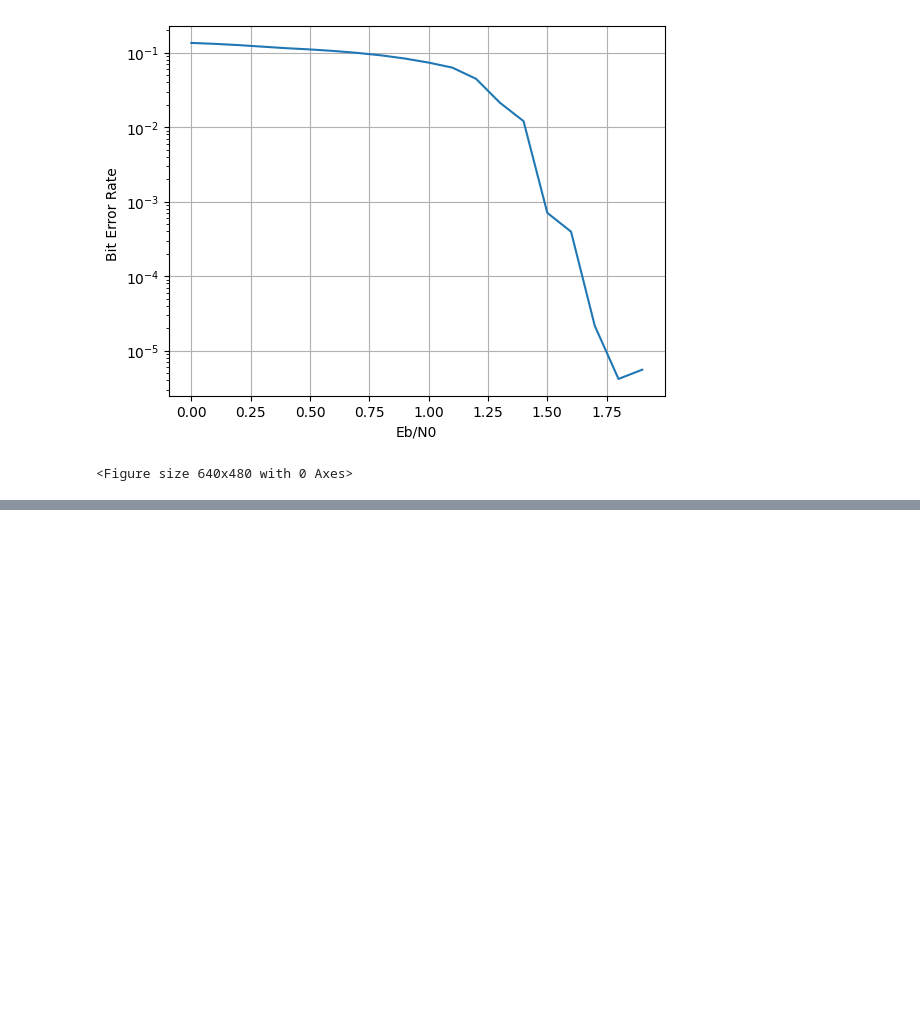
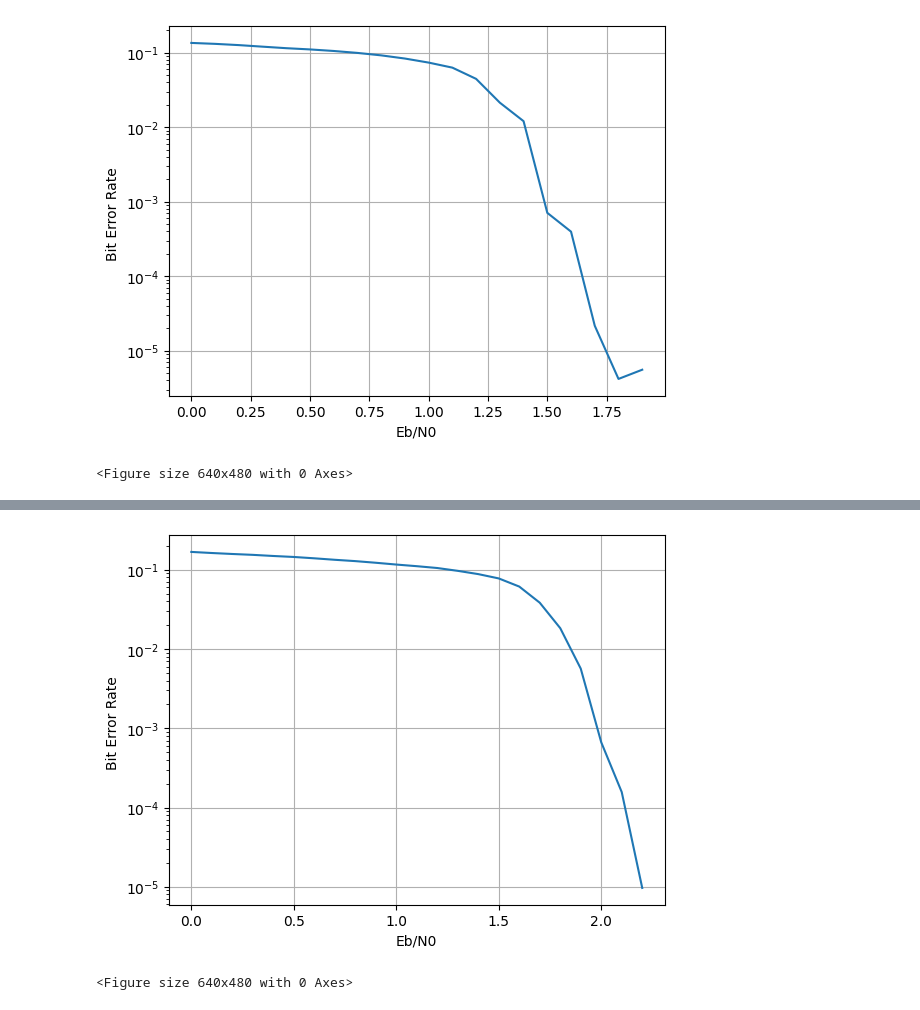
Before and after one commit to dernall/InformationBottleneck_DL, a Jupyter notebook: Neural_Bottleneck_Decoder.ipynb, the cells around one changed output, grey strips where cells are left out. Drawn from its saved outputs; the diff is of its cells as text; code cells hidden in the pictures; blank space fills up the shorter version.

```diff
--- a/Neural_Bottleneck_Decoder.ipynb
+++ b/Neural_Bottleneck_Decoder.ipynb
@@ -1852,7 +1852,7 @@ cardinality_Y_channel = 2000
 cardinality_T_channel = 16
 cardinality_T_decoder_ops = generated_decoder['cardinality_T_decoder_ops']
 msg_at_time = 100
-min_errors = 1000
+min_errors = 1500
 
 imax = generated_decoder['imax']
 N_var = 8000
@@ -1866,7 +1866,7 @@ BER_go_on_in_smaller_steps=1e-6
 
 #in steps of size..
 EbN0_dB_normal_stepwidth=0.1
-EbN0_dB_small_stepwidth=0.1
+EbN0_dB_small_stepwidth=0.05
 
 # start EbN0 simulation
 EbN0_dB = 0
@@ -1876,7 +1876,7 @@ EbN0_dB_vector = np.array([EbN0_dB])
 ready = False
 NR_BLOCKS_PER_CONTROL_MSG = 100
 
-transi = LDPC_BPSK_Transmitter (filepath, msg_at_time)
+transi = LDPC_BPSK_Transmitter(filepath, msg_at_time)
 decodi = Discrete_LDPC_Decoder_class(filepath, imax, cardinality_T_channel, cardinality_T_decoder_ops, Trellis_checknodevector_a,
                       Trellis_varnodevector_a,msg_at_time)
 # %% [output]
@@ -1999,0 +2368,16 @@ sio.savemat(os.path.join(pathname,'BER_results.mat'),res_dict)
+# %%
+np.seterr(all='raise')
+
+# Load stored data
+filepath ="8000.4000.3.483.alist"
+
+# Human choice
+AD_max_abs = 3
+cardinality_Y_channel = 2000
+cardinality_T_channel = 16
+cardinality_T_decoder_ops = 16
+msg_at_time = 400
+min_errors = 1500
+
+imax =50
+N_var = 8000
@@ -1999,0 +2510,21 @@ sio.savemat(os.path.join(pathname,'BER_results.mat'),res_dict)
+# %%
+#Plot
+plt.figure()
+plt.semilogy(EbN0_dB_vector,BER_vector)
+plt.xlabel('Eb/N0')
+plt.ylabel('Bit Error Rate ')
+plt.grid(True)
+plt.show()
+
+np.savez(os.path.join(pathname,'BER_results'), EbN0_dB_vector=EbN0_dB_vector, BER_vector=BER_vector)
+
+plt.savefig(os.path.join(pathname,'BER_figure.pgf'))
+plt.savefig(os.path.join(pathname,'BER_figure.pdf'))
+
+res_dict = {"EbN0_dB_vector" : EbN0_dB_vector, "BER_vector":BER_vector
+    , "decoder_name":decoder_name}
+
+sio.savemat(os.path.join(pathname,'BER_results.mat'),res_dict)
+# %% [output]
+[figure, added]
+<Figure size 640x480 with 0 Axes>
```
Also changed, not shown: parts of 4 cells of this notebook, 2 other files.
